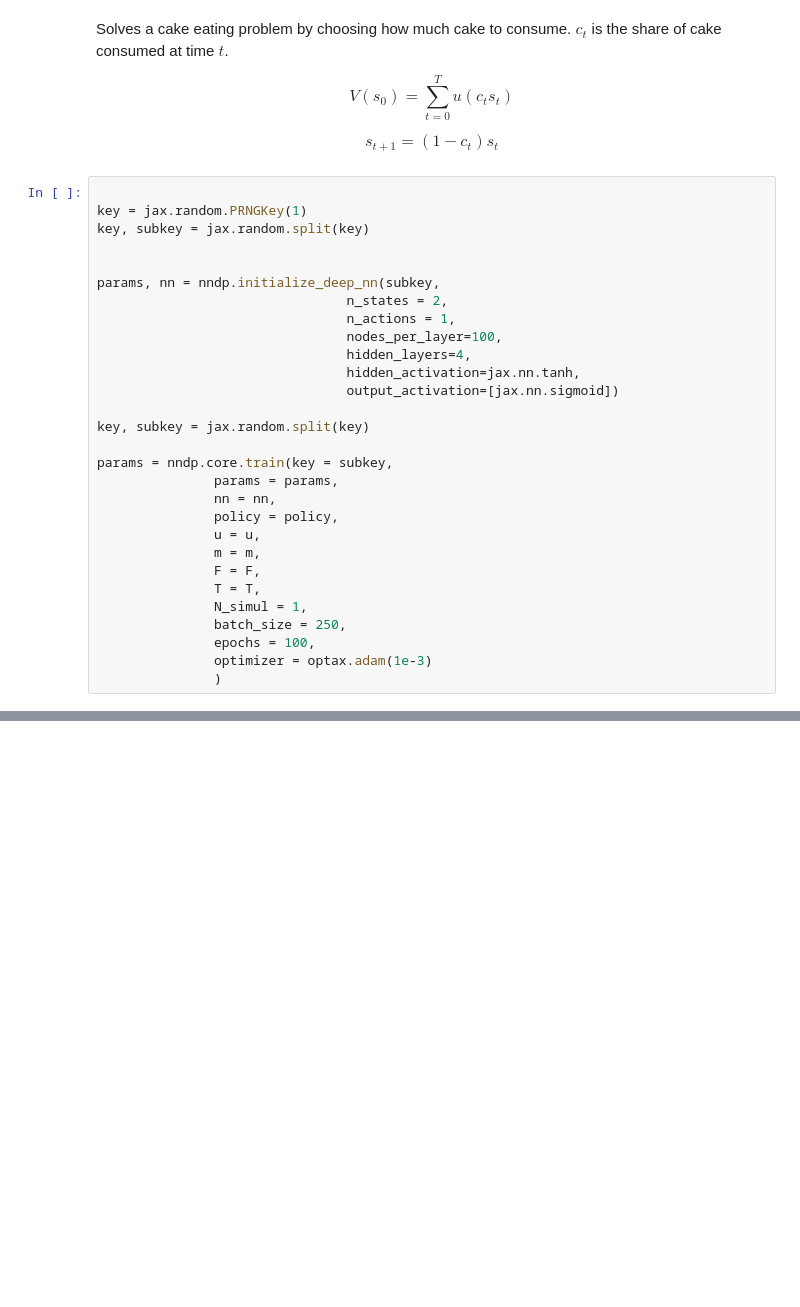
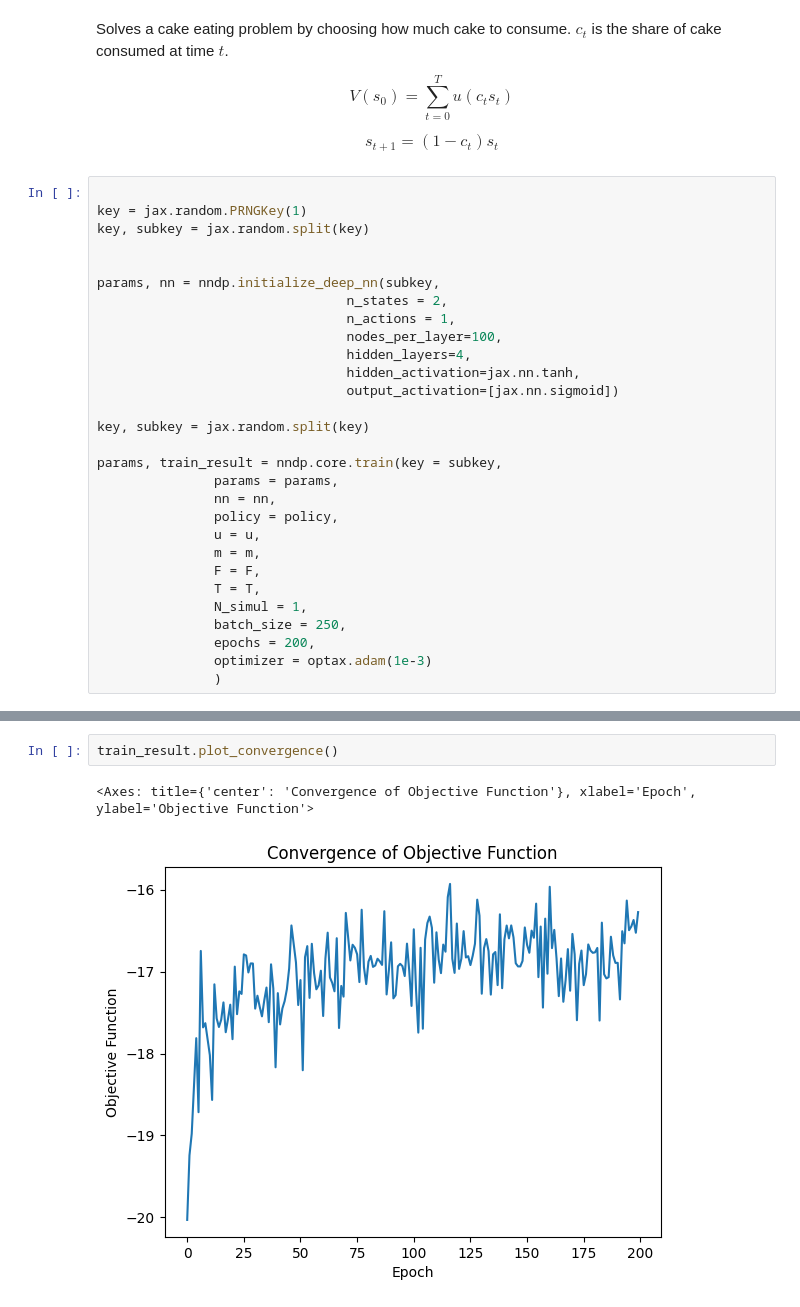
Before and after one commit to marcdelabarrera/nndp, a Jupyter notebook: docs/source/notebooks/cake_eating_problem/main.ipynb, the cells around one changed output, grey strips where cells are left out. Cells and saved outputs as stored; diff of their text form; blank space fills up the shorter version.

```diff
--- a/docs/source/notebooks/cake_eating_problem/main.ipynb
+++ b/docs/source/notebooks/cake_eating_problem/main.ipynb
@@ -29,7 +29,7 @@ params, nn = nndp.initialize_deep_nn(subkey,
 
 key, subkey = jax.random.split(key)
 
-params = nndp.core.train(key = subkey,
+params, train_result = nndp.core.train(key = subkey,
                params = params,
                nn = nn,
                policy = policy,
@@ -39,7 +39,7 @@ params = nndp.core.train(key = subkey,
                T = T,
                N_simul = 1,
                batch_size = 250,
-               epochs = 100,
+               epochs = 200,
                optimizer = optax.adam(1e-3)
                )
 # %% [output]
@@ -57,0 +66,5 @@ data
+# %%
+train_result.plot_convergence()
+# %% [output]
+<Axes: title={'center': 'Convergence of Objective Function'}, xlabel='Epoch', ylabel='Objective Function'>
+[figure, added]
```
Also changed, not shown: parts of 2 cells of this notebook, 3 other files.
